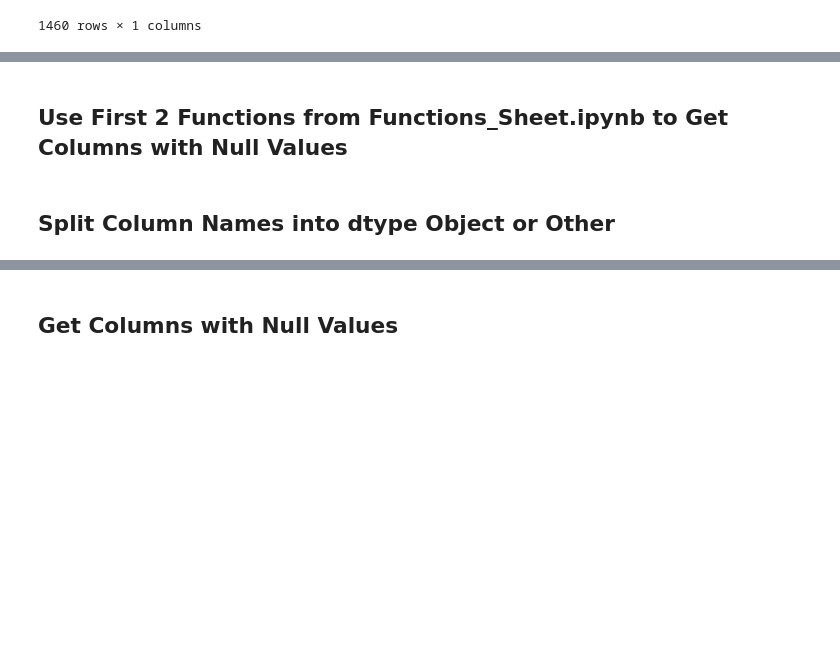
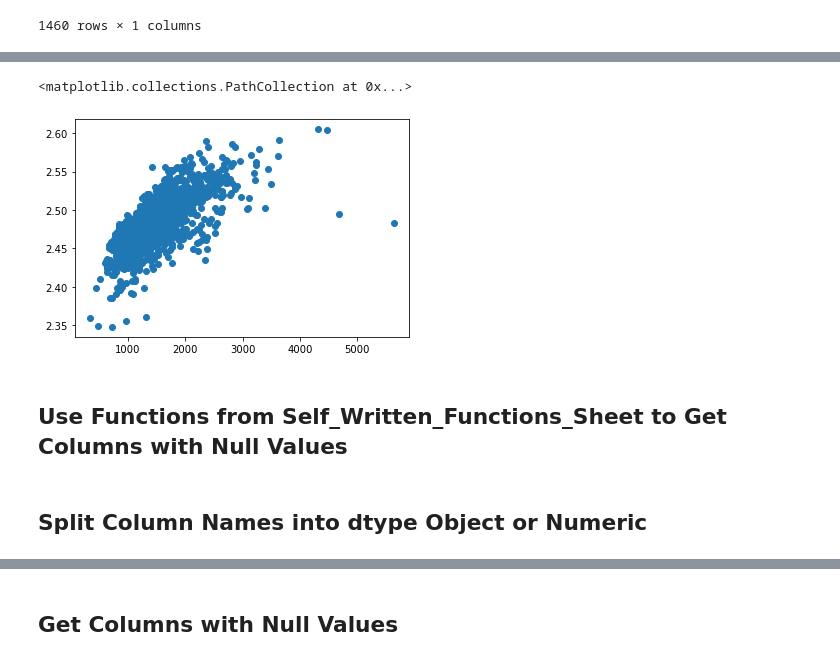
Before and after one commit to tdchoi7/ML_Project_Self, a Jupyter notebook: ML_HousingPrice_EDA_and_Basic_Imputation_Recover.ipynb, the cells around one changed output, grey strips where cells are left out. Cells and saved outputs as stored; diff of their text form; code cells hidden in the pictures; blank space fills up the shorter version.

```diff
--- a/ML_HousingPrice_EDA_and_Basic_Imputation_Recover.ipynb
+++ b/ML_HousingPrice_EDA_and_Basic_Imputation_Recover.ipynb
@@ -120,2 +228,9 @@ hp.describe()
+# %%
+# Scatterplot of the log of SalePrice against General Living Area
+
+plt.scatter(y=np.log(hp_logsaleprice['SalePrice']), x=hp.GrLivArea)
+# %% [output]
+<matplotlib.collections.PathCollection at 0x...>
+[figure, added]
 # %% [markdown]
-## Use First 2 Functions from Functions_Sheet.ipynb to Get Columns with Null Values
+## Use Functions from Self_Written_Functions_Sheet to Get Columns with Null Values
@@ -138,5 +237,5 @@ cols_w_nan_num = []
 # %% [markdown]
-## Split Column Names into dtype Object or Other
+## Split Column Names into dtype Object or Numeric
 # %%
 # columns that have dtype=='object' vs not
 
```
Also changed, not shown: parts of 105 cells of this notebook.
